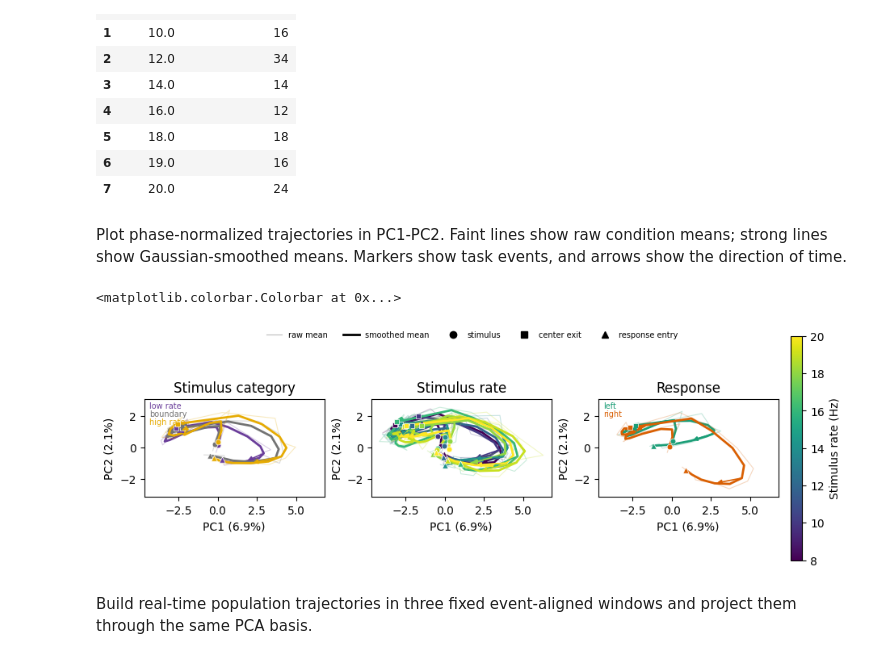
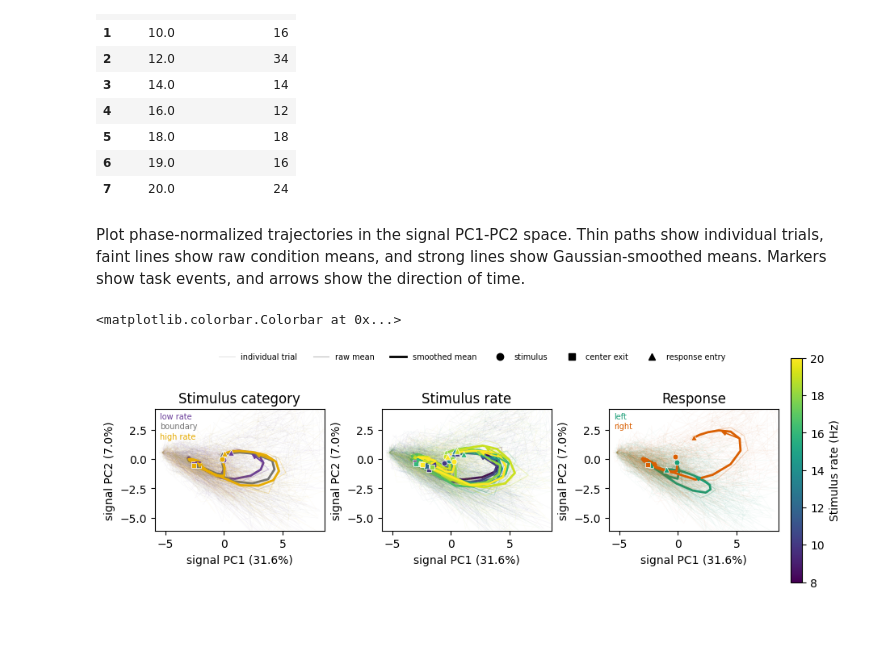
Before and after one commit to rojasgabriel/thesis, a Jupyter notebook: notebooks/ephys/population_geometry.ipynb, the cells around one changed output. Drawn from its saved outputs; the diff is of its cells as text; code cells hidden in the pictures; blank space fills up the shorter version.

```diff
--- a/notebooks/ephys/population_geometry.ipynb
+++ b/notebooks/ephys/population_geometry.ipynb
@@ -145,12 +146,12 @@ def sample_balanced_indices(trials, rng, *, replace):
 
 
 rng = np.random.default_rng(RANDOM_SEED)
-pca_trial_indices = sample_balanced_indices(eligible_trials, rng, replace=False)
-pca_trials = eligible_trials.iloc[pca_trial_indices]
+balanced_trial_indices = sample_balanced_indices(eligible_trials, rng, replace=False)
+balanced_trials = eligible_trials.iloc[balanced_trial_indices]
 
-print(f"Balanced PCA trials: {len(pca_trials)}")
+print(f"Balanced PCA trials: {len(balanced_trials)}")
 display(
-    pca_trials.groupby(["stim_category", "response"], observed=True)
+    balanced_trials.groupby(["stim_category", "response"], observed=True)
     .size()
     .rename("trials")
     .unstack(fill_value=0)
@@ -170,7 +171,7 @@ spike_times_by_unit = [
     for spike_times in unit_table["spike_times_s"]
 ]
 unit_ids = unit_table["unit_id"].to_numpy(dtype=int)
-n_pre_stim_bins = round(PRE_STIM_S / BINWIDTH_S)
+n_pre_stim_bins = round(PRE_STIM_S / BASELINE_BINWIDTH_S)
 
 
 def firing_rates_in_bins(edges_s):
@@ -330,17 +400,18 @@ fig.tight_layout()
 Prepare balanced condition groups. Exact rates are retained only when both responses have at least five trials.
 # %%
 balanced_categories = (
-    eligible_trials.iloc[pca_trial_indices]["stim_category"].astype(str).to_numpy()
+    eligible_trials.iloc[balanced_trial_indices]["stim_category"].astype(str).to_numpy()
 )
-balanced_responses = eligible_trials.iloc[pca_trial_indices]["response"].to_numpy(
+balanced_responses = eligible_trials.iloc[balanced_trial_indices]["response"].to_numpy(
     dtype=int
 )
 category_groups = {
-    category: pca_trial_indices[balanced_categories == category]
+    category: balanced_trial_indices[balanced_categories == category]
     for category in ("low_rate", "boundary", "high_rate")
 }
 response_groups = {
-    response: pca_trial_indices[balanced_responses == response] for response in (-1, 1)
+    response: balanced_trial_indices[balanced_responses == response]
+    for response in (-1, 1)
 }
 
 
@@ -393,7 +464,7 @@ display(
 | 6 | 19.0 | 16 |
 | 7 | 20.0 | 24 |
 # %% [markdown]
-Plot phase-normalized trajectories in PC1-PC2. Faint lines show raw condition means; strong lines show Gaussian-smoothed means. Markers show task events, and arrows show the direction of time.
+Plot phase-normalized trajectories in the signal PC1-PC2 space. Thin paths show individual trials, faint lines show raw condition means, and strong lines show Gaussian-smoothed means. Markers show task events, and arrows show the direction of time.
 # %%
 rate_min = min(rate_groups)
 rate_max = max(rate_groups)
@@ -458,7 +529,16 @@ def add_group_key(ax, groups):
 def plot_phase_groups(ax, groups, *, show_group_key):
     means = []
     for _, indices, color in groups:
-        mean_scores = phase_scores[indices, :, :2].mean(axis=0)
+        for trial_scores in signal_phase_scores[indices, :, :2]:
+            ax.plot(
+                trial_scores[:, 0],
+                trial_scores[:, 1],
+                color=color,
+                linewidth=0.4,
+                alpha=0.04,
+            )
+
+        mean_scores = signal_phase_scores[indices, :, :2].mean(axis=0)
         smoothed_scores = np.vstack(
             [
                 gaussian_filter1d(
@@ -526,8 +606,8 @@ def plot_phase_groups(ax, groups, *, show_group_key):
 
     if show_group_key:
         add_group_key(ax, groups)
-    ax.set_xlabel(f"PC1 ({100 * pca.explained_variance_ratio_[0]:.1f}%)")
-    ax.set_ylabel(f"PC2 ({100 * pca.explained_variance_ratio_[1]:.1f}%)")
+    ax.set_xlabel(f"signal PC1 ({100 * signal_pca.explained_variance_ratio_[0]:.1f}%)")
+    ax.set_ylabel(f"signal PC2 ({100 * signal_pca.explained_variance_ratio_[1]:.1f}%)")
     ax.set_aspect("equal", adjustable="box")
     return means
 
@@ -537,38 +617,46 @@ all_means = []
 for ax, (title, groups) in zip(axes, phase_group_specs, strict=True):
     all_means.extend(
         plot_phase_groups(ax, groups, show_group_key=title != "Stimulus rate")
     )
     ax.set_title(title)
 
-combined = np.concatenate(all_means, axis=0)
-padding = max(1e-6, 0.05 * max(np.ptp(combined[:, 0]), np.ptp(combined[:, 1])))
+combined_means = np.concatenate(all_means, axis=0)
+trial_score_bounds = np.percentile(
+    signal_phase_scores[:, :, :2].reshape(-1, 2),
+    [1, 99],
+    axis=0,
+)
+lower_bounds = np.minimum(trial_score_bounds[0], combined_means.min(axis=0))
+upper_bounds = np.maximum(trial_score_bounds[1], combined_means.max(axis=0))
+padding = max(
+    1e-6, 0.05 * np.ptp(np.vstack([lower_bounds, upper_bounds]), axis=0).max()
+)
 for ax in axes:
-    ax.set_xlim(combined[:, 0].min() - padding, combined[:, 0].max() + padding)
-    ax.set_ylim(combined[:, 1].min() - padding, combined[:, 1].max() + padding)
+    ax.set_xlim(lower_bounds[0] - padding, upper_bounds[0] + padding)
+    ax.set_ylim(lower_bounds[1] - padding, upper_bounds[1] + padding)
 
 event_handles = [
+    Line2D([], [], color="0.5", linewidth=0.5, alpha=0.3, label="individual trial"),
     Line2D([], [], color="black", linewidth=0.8, alpha=0.25, label="raw mean"),
     Line2D([], [], color="black", linewidth=2, label="smoothed mean"),
     Line2D([], [], color="black", marker="o", linestyle="none", label="stimulus"),
     Line2D([], [], color="black", marker="s", linestyle="none", label="center exit"),
     Line2D([], [], color="black", marker="^", linestyle="none", label="response entry"),
 ]
 fig.legend(
     handles=event_handles,
     frameon=False,
     fontsize=7,
-    ncols=5,
+    ncols=6,
     loc="upper center",
 )
 fig.colorbar(
     plt.cm.ScalarMappable(norm=rate_normalizer, cmap=rate_colormap),
     ax=axes,
     label="Stimulus rate (Hz)",
     fraction=0.025,
     pad=0.02,
 )
 # %% [output]
 <matplotlib.colorbar.Colorbar at 0x...>
-[figure, old version]
+[figure, new version]
-# %% [markdown]
-Build real-time population trajectories in three fixed event-aligned windows and project them through the same PCA basis.
```
Also changed, not shown: parts of 18 cells of this notebook, 4 other files.
